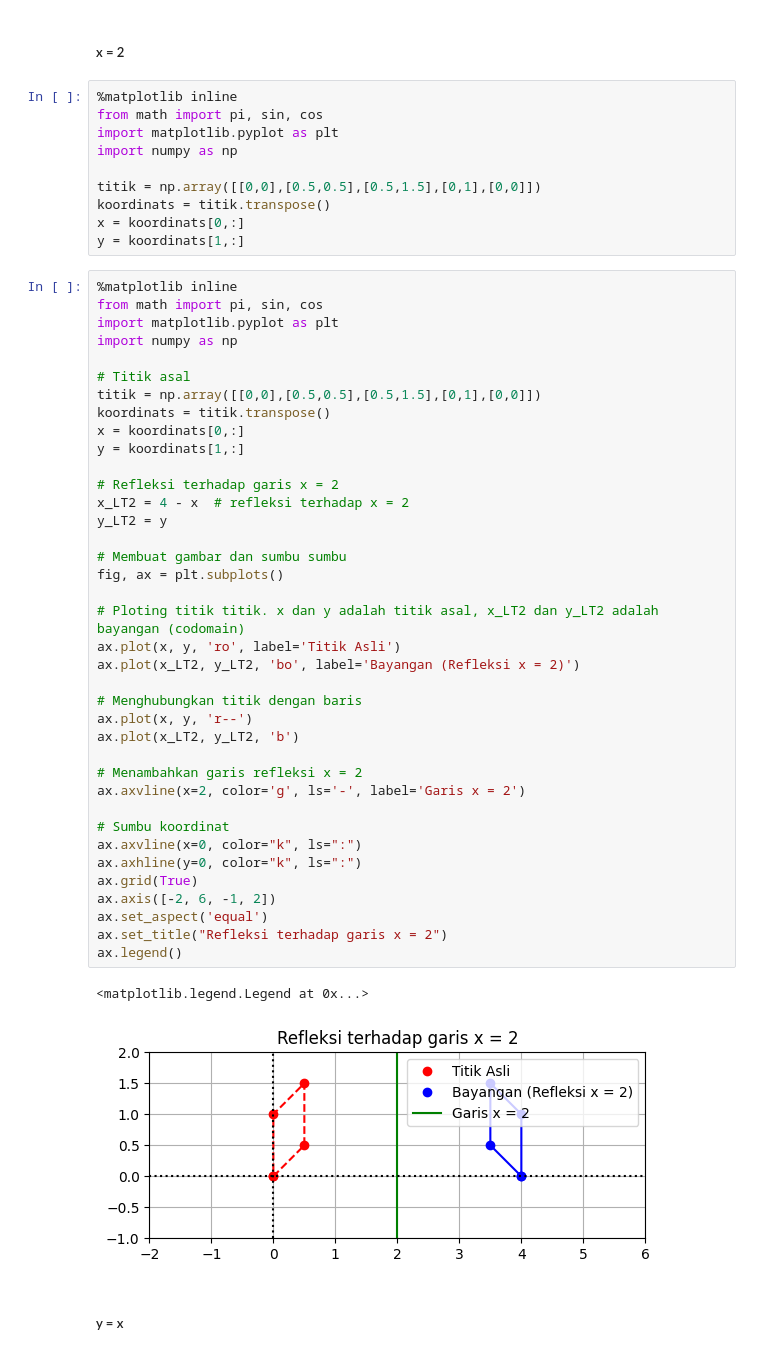
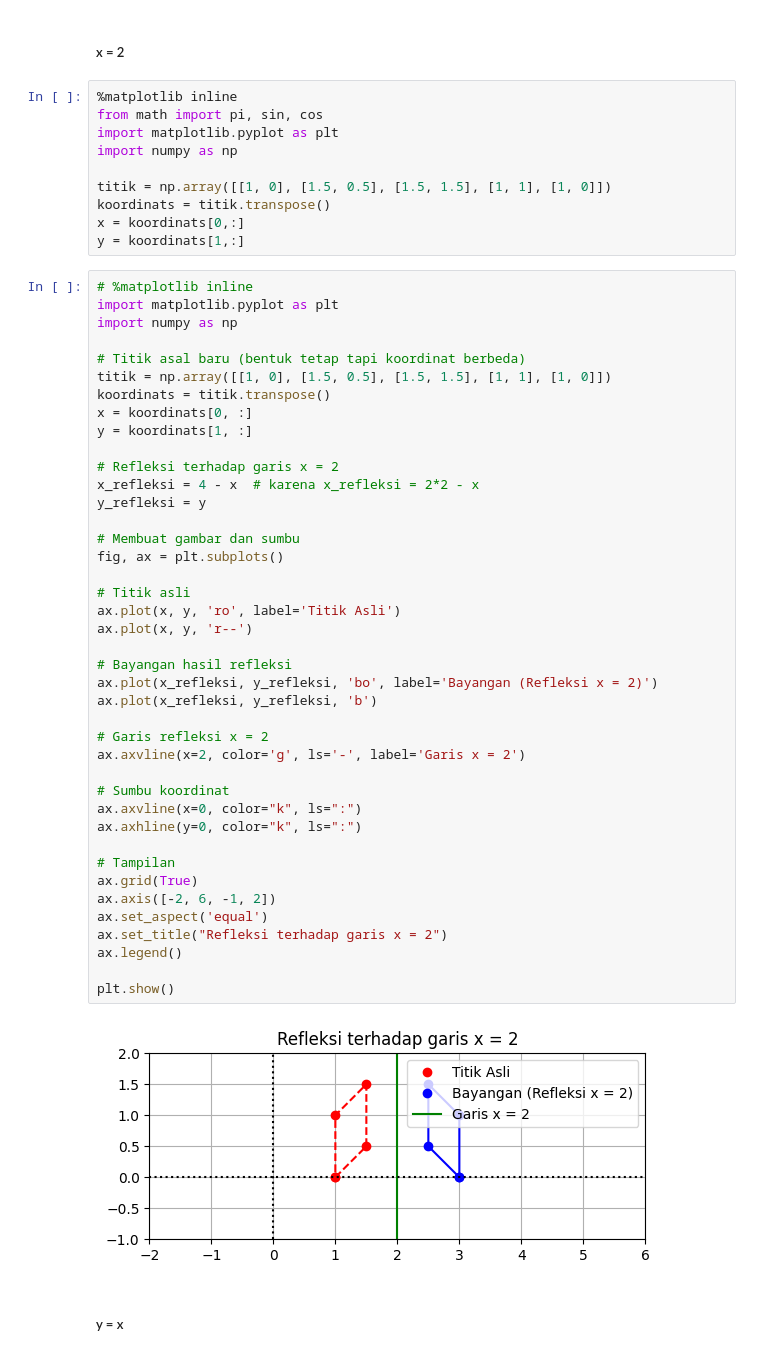
Before and after one commit to sabrinanurhaliza/kal, a Jupyter notebook: _sources/matrikreflection.ipynb, the cells around one changed output. Saved outputs shown, nothing was run; the diff lists cells and outputs as text.

```diff
--- a/_sources/matrikreflection.ipynb
+++ b/_sources/matrikreflection.ipynb
@@ -142,51 +145,53 @@ from math import pi, sin, cos
 import matplotlib.pyplot as plt
 import numpy as np
 
-titik = np.array([[0,0],[0.5,0.5],[0.5,1.5],[0,1],[0,0]])
+titik = np.array([[1, 0], [1.5, 0.5], [1.5, 1.5], [1, 1], [1, 0]])
 koordinats = titik.transpose()
 x = koordinats[0,:]
 y = koordinats[1,:]
 # %%
-%matplotlib inline
-from math import pi, sin, cos
+# %matplotlib inline
 import matplotlib.pyplot as plt
 import numpy as np
 
-# Titik asal
-titik = np.array([[0,0],[0.5,0.5],[0.5,1.5],[0,1],[0,0]])
+# Titik asal baru (bentuk tetap tapi koordinat berbeda)
+titik = np.array([[1, 0], [1.5, 0.5], [1.5, 1.5], [1, 1], [1, 0]])
 koordinats = titik.transpose()
-x = koordinats[0,:]
-y = koordinats[1,:]
+x = koordinats[0, :]
+y = koordinats[1, :]
 
 # Refleksi terhadap garis x = 2
-x_LT2 = 4 - x  # refleksi terhadap x = 2
-y_LT2 = y
+x_refleksi = 4 - x  # karena x_refleksi = 2*2 - x
+y_refleksi = y
 
-# Membuat gambar dan sumbu sumbu
+# Membuat gambar dan sumbu
 fig, ax = plt.subplots()
 
-# Ploting titik titik. x dan y adalah titik asal, x_LT2 dan y_LT2 adalah bayangan (codomain)
+# Titik asli
 ax.plot(x, y, 'ro', label='Titik Asli')
-ax.plot(x_LT2, y_LT2, 'bo', label='Bayangan (Refleksi x = 2)')
+ax.plot(x, y, 'r--')
 
-# Menghubungkan titik dengan baris
-ax.plot(x, y, 'r--')
-ax.plot(x_LT2, y_LT2, 'b')
+# Bayangan hasil refleksi
+ax.plot(x_refleksi, y_refleksi, 'bo', label='Bayangan (Refleksi x = 2)')
+ax.plot(x_refleksi, y_refleksi, 'b')
 
-# Menambahkan garis refleksi x = 2
+# Garis refleksi x = 2
 ax.axvline(x=2, color='g', ls='-', label='Garis x = 2')
 
 # Sumbu koordinat
 ax.axvline(x=0, color="k", ls=":")
 ax.axhline(y=0, color="k", ls=":")
+
+# Tampilan
 ax.grid(True)
 ax.axis([-2, 6, -1, 2])
 ax.set_aspect('equal')
 ax.set_title("Refleksi terhadap garis x = 2")
 ax.legend()
+
+plt.show()
 # %% [output]
-<matplotlib.legend.Legend at 0x...>
-[figure, old version]
+[figure, new version]
 # %% [markdown]
 ##### y = x
 # %%
```
Also changed, not shown: parts of 4 cells of this notebook, 5 other files.
